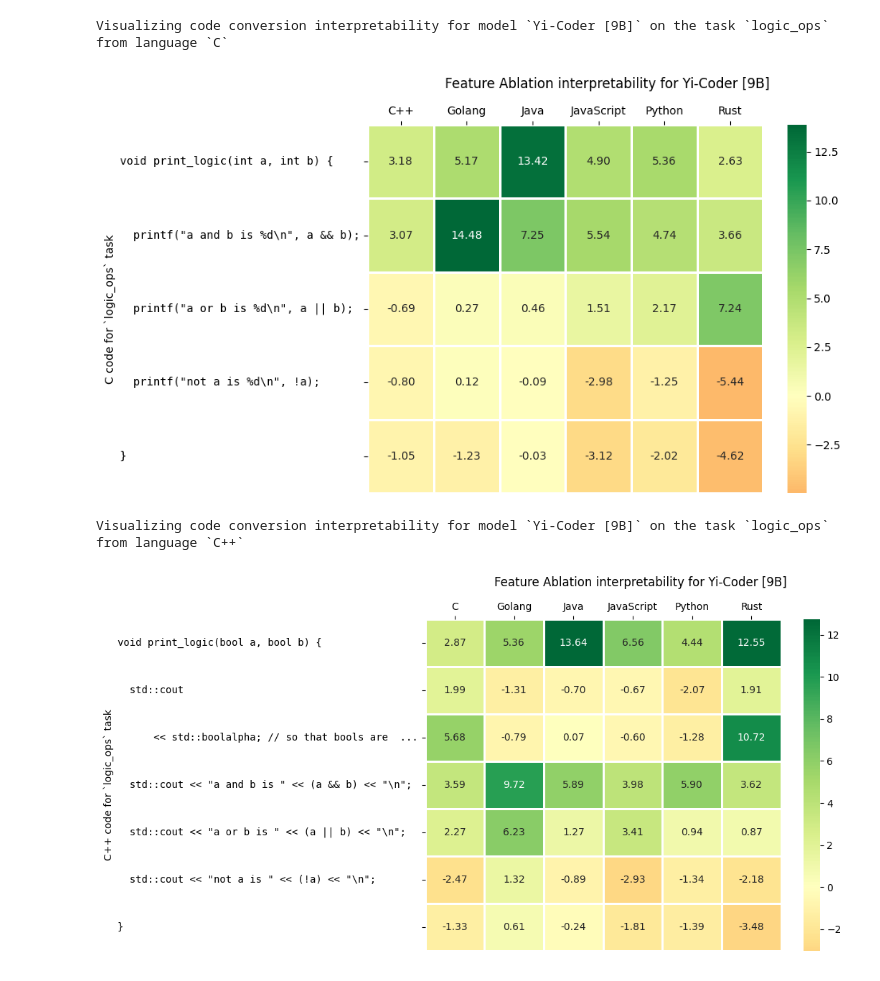
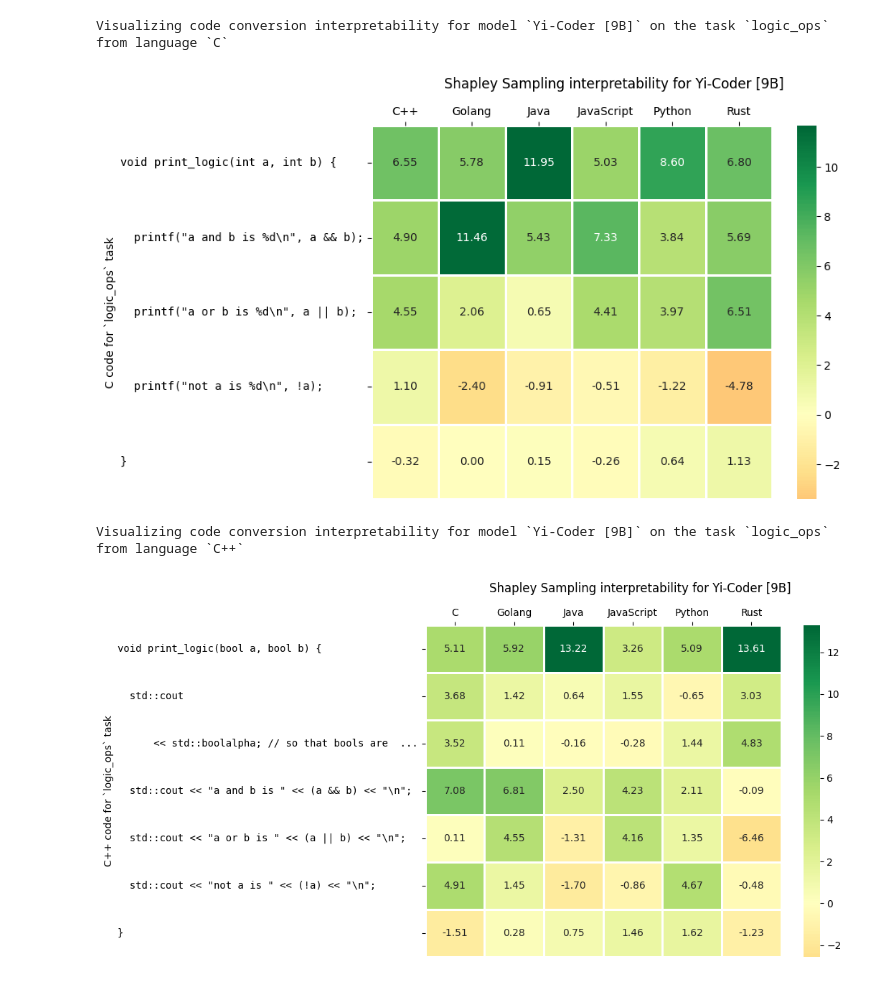
Before and after one commit to NehaBais/explainability-of-llms-in-code-conversion-tasks, a Jupyter notebook: interpretability_visualizations.ipynb, the cells around one changed output. Saved outputs shown, nothing was run; the diff lists cells and outputs as text; code cells hidden in the pictures.

Commit message:
Implemented Shapley

```diff
--- a/interpretability_visualizations.ipynb
+++ b/interpretability_visualizations.ipynb
@@ -9,7 +9,8 @@ import json
 import os
 # %%
 RESULTS_FOLDER = "results"
-INTERPRETABILITY_SOURCE_FOLDER = os.path.join(RESULTS_FOLDER, "feature_ablation")
+INTERPRETABILITY = "shapley_sampling"
+INTERPRETABILITY_SOURCE_FOLDER = os.path.join(RESULTS_FOLDER, INTERPRETABILITY)
 VISUALIZATIONS_FOLDER = os.path.join(RESULTS_FOLDER, "visualizations")
 MODEL = "yicoder9b"
 TASK = "logic_ops"
@@ -40,36 +45,40 @@ for lang2 in LANGS.keys():
         input_tokens = [
             crop_text(s.encode("ascii", errors="ignore").decode(), max_len)
             for s in results["input_tokens"]
         ]
     lang_results[LANGS[lang2]] = results["seq_attr"]
 lang_results = {k: v for k, v in lang_results.items() if v is not None}
 collected_results = pd.DataFrame(lang_results)
 collected_results.index = input_tokens
 print(
     f"Visualizing code conversion interpretability for model `{MODELS[MODEL]}` on the task `{TASK}` from language `{LANGS[lang1]}`"
 )
 fig, ax = plt.subplots(1, 1, figsize=(8, 6))
 _ = sns.heatmap(
     collected_results,
     center=0,
     robust=True,
     cmap="RdYlGn",
     annot=True,
     fmt=".2f",
     linewidths=1,
     ax=ax,
 )
 ax.xaxis.set_ticks_position("top")
 _ = ax.set_ylabel(f"{LANGS[lang1]} code for `{TASK}` task")
 _ = ax.set_yticklabels(ax.get_yticklabels(), fontproperties=MONOSPACE)
-fig.suptitle(f"Feature Ablation interpretability for {MODELS[MODEL]}")
+fig.suptitle(
+    f"{snake_to_capitalize(INTERPRETABILITY)} interpretability for {MODELS[MODEL]}"
+)
 fig.savefig(
-    os.path.join(VISUALIZATIONS_FOLDER, f"{MODEL}-{TASK}-{lang1.lower()}.png"),
+    os.path.join(
+        VISUALIZATIONS_FOLDER, f"{INTERPRETABILITY}-{MODEL}-{TASK}-{lang1.lower()}.png"
+    ),
     bbox_inches="tight",
 )
 # %% [output]
 Visualizing code conversion interpretability for model `Yi-Coder [9B]` on the task `logic_ops` from language `C`
-[figure, old version]
+[figure, new version]
 # %%
 lang1 = sorted(LANGS.keys())[1]
 input_tokens = None
@@ -109,14 +118,18 @@ _ = sns.heatmap(
 ax.xaxis.set_ticks_position("top")
 _ = ax.set_ylabel(f"{LANGS[lang1]} code for `{TASK}` task")
 _ = ax.set_yticklabels(ax.get_yticklabels(), fontproperties=MONOSPACE)
-fig.suptitle(f"Feature Ablation interpretability for {MODELS[MODEL]}")
+fig.suptitle(
+    f"{snake_to_capitalize(INTERPRETABILITY)} interpretability for {MODELS[MODEL]}"
+)
 fig.savefig(
-    os.path.join(VISUALIZATIONS_FOLDER, f"{MODEL}-{TASK}-{lang1.lower()}.png"),
+    os.path.join(
+        VISUALIZATIONS_FOLDER, f"{INTERPRETABILITY}-{MODEL}-{TASK}-{lang1.lower()}.png"
+    ),
     bbox_inches="tight",
 )
 # %% [output]
 Visualizing code conversion interpretability for model `Yi-Coder [9B]` on the task `logic_ops` from language `C++`
-[figure, old version]
+[figure, new version]
 # %%
 lang1 = sorted(LANGS.keys())[2]
 input_tokens = None
```
Also changed, not shown: parts of 6 cells of this notebook, 49 other files.
